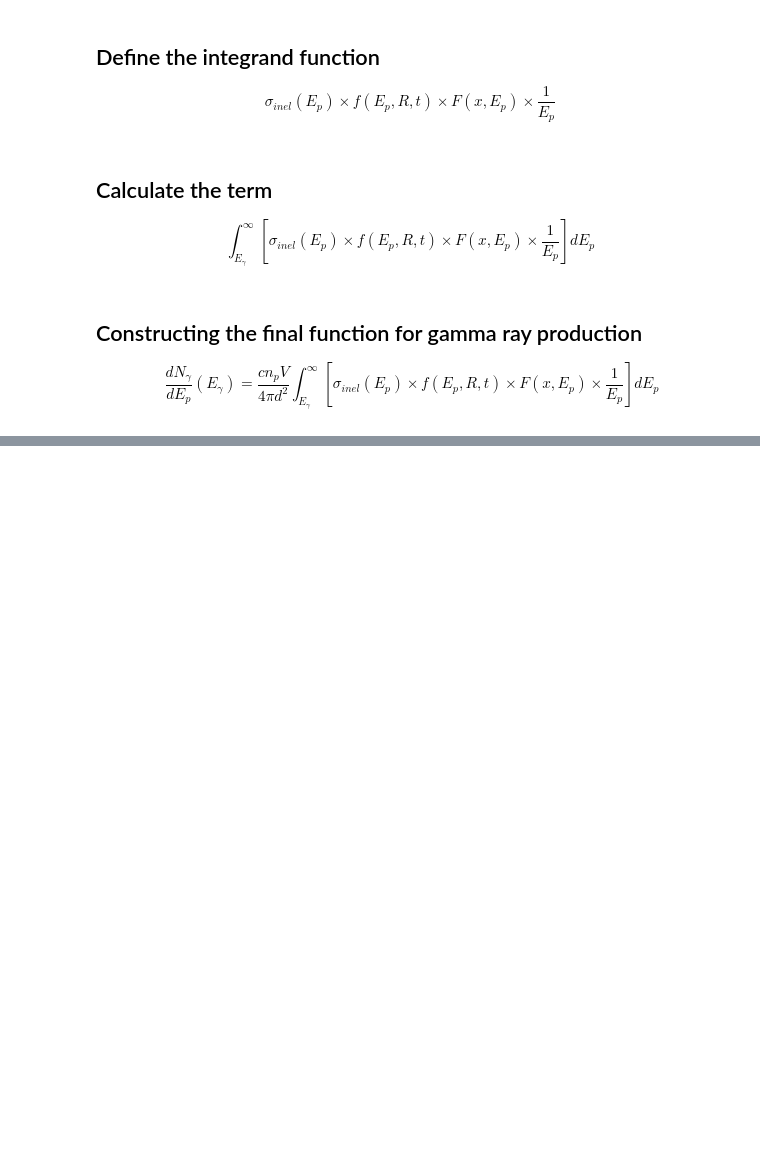
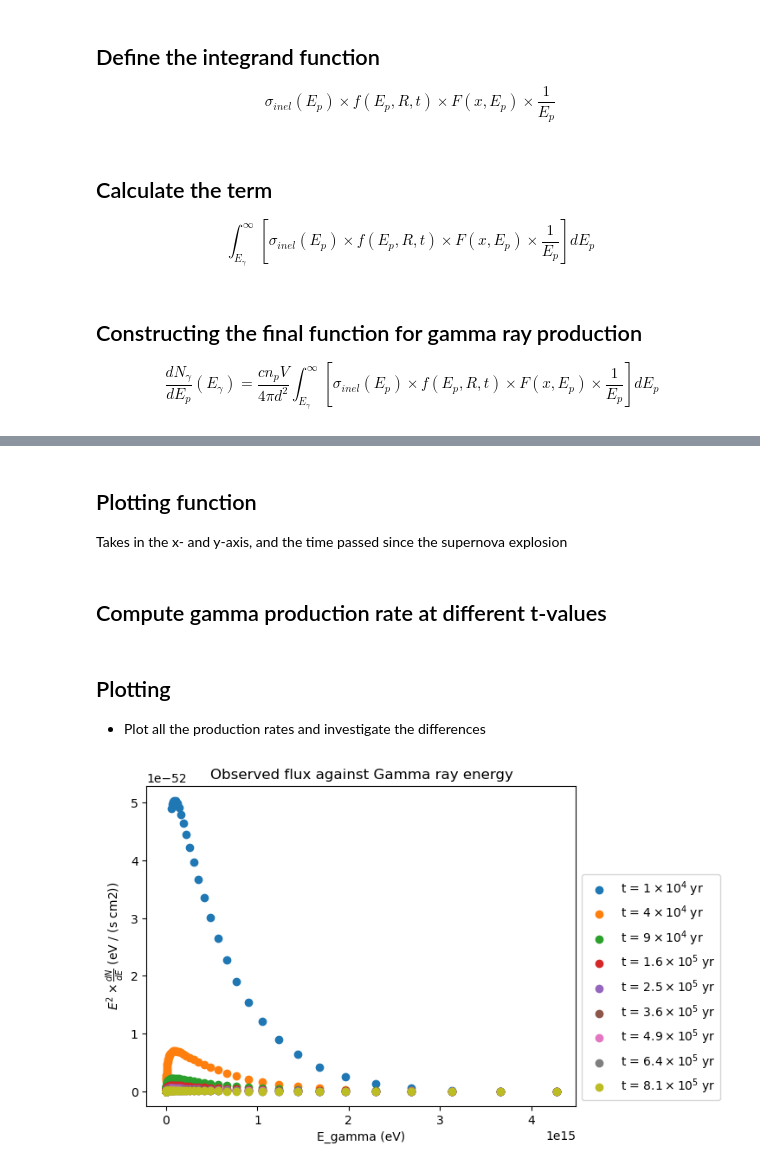
Before and after one commit to JoeBannouna/snr-prac, a Jupyter notebook: GammaDistribution.ipynb, the cells around one changed output, grey strips where cells are left out. Cells and saved outputs as stored; diff of their text form; code cells hidden in the pictures; blank space fills up the shorter version.

Commit message:
proper units and plotting

```diff
--- a/GammaDistribution.ipynb
+++ b/GammaDistribution.ipynb
@@ -132,8 +122,8 @@ def transport_function(E, R, t, alpha = 2.7):
 ## Define the integrand function
 $$ \sigma_{inel}(E_p) \times f(E_p, R, t) \times F(x, E_p) \times \frac{1}{E_p} \ $$
 # %%
-def integrand_function(E_proton, E_gamma):
-  return (CrossSection(E_proton) * transport_function(E_proton, radial_distance_parameter, time_parameter) * gammaRayProductionRate(E_proton, E_gamma) / E_proton).to(1/(u.erg**2 * u.m))
+def integrand_function(E_proton, E_gamma, time_parameter):
+  return (CrossSection(E_proton) * transport_function(E_proton, radial_distance_parameter, time_parameter) * gammaRayProductionRate(E_proton, E_gamma) / E_proton).to(u.eV**-2 * u.m**-1)
 # %% [markdown]
 ## Calculate the term
 $$ \int_{E_\gamma}^\infty \left[ \sigma_{inel}(E_p) \times f(E_p, R, t) \times F(x, E_p) \times \frac{1}{E_p} \right] dE_p \ $$
@@ -173,9 +162,7 @@ $$ \frac{dN_\gamma}{dE_p}(E_\gamma) = \frac{c n_p V}{4 \pi d^2} \int_{E_\gamma}^
 # %%
 light_speed = 3e8 * u.m / u.s
 
-@u.quantity_input(E_gamma=u.eV, n_p=1/u.m**3, cloud_volume=u.m**3, dist_to_earth=u.pc)
-def calcRateOfChangeOfRaysNumberWithRespectToEnergy(E_gamma, n_p=1/u.m**3, cloud_volume=1*u.m**3, dist_to_earth=1*u.pc):
-  E_gamma_logspace, results_range = calcIntegralForRangeOfE_gamma(E_gamma)
+@u.quantity_input(E_gamma=u.eV, time_parameter=u.yr, n_p=1/u.m**3, cloud_volume=u.m**3, dist_to_earth=u.pc)
+def calcRateOfChangeOfRaysNumberWithRespectToEnergy(E_gamma, time_parameter, n_p=1/u.m**3, cloud_volume=1*u.m**3, dist_to_earth=1*u.pc):
+  E_gamma_logspace, results_range = calcIntegralForRangeOfE_gamma(E_gamma, time_parameter)
   return E_gamma_logspace, (light_speed * n_p * cloud_volume / (4*np.pi*dist_to_earth**2)) * results_range
-# %%
-E_gamma_logspace, result_arr = calcRateOfChangeOfRaysNumberWithRespectToEnergy(1 * u.GeV)
@@ -218,0 +169,3 @@ plt.show()
+# %% [markdown]
+## Plotting function
+Takes in the x- and y-axis, and the time passed since the supernova explosion
@@ -218,0 +208,27 @@ plt.show()
+# %% [markdown]
+## Compute gamma production rate at different t-values
+# %%
+E_gamma_logspace_list = []
+result_arr_list = []
+time_parameter_list = []
+
+for i in range(9):
+  time_parameter = ((i+1)**2) * (10000 * u.yr)
+  E_gamma_logspace, result_arr = calcRateOfChangeOfRaysNumberWithRespectToEnergy(1 * u.GeV, time_parameter)
+
+  E_gamma_logspace_list.append(E_gamma_logspace)
+  result_arr_list.append(result_arr)
+  time_parameter_list.append(time_parameter)
+# %% [markdown]
+## Plotting
+* Plot all the production rates and investigate the differences
+# %%
+# Linear plot
+plt.figure()
+for E_gamma_logspace, result_arr, time_parameter in zip(E_gamma_logspace_list, result_arr_list, time_parameter_list):
+  plotGammaProductionRate(E_gamma_logspace, result_arr, time_parameter, "linear", showInfo=False)
+plt.title("Observed flux against Gamma ray energy")
+plt.legend(loc='center left', bbox_to_anchor=(1, 0.37))
+plt.show()
+# %% [output]
+[figure, added]
```
Also changed, not shown: parts of 12 cells of this notebook.
